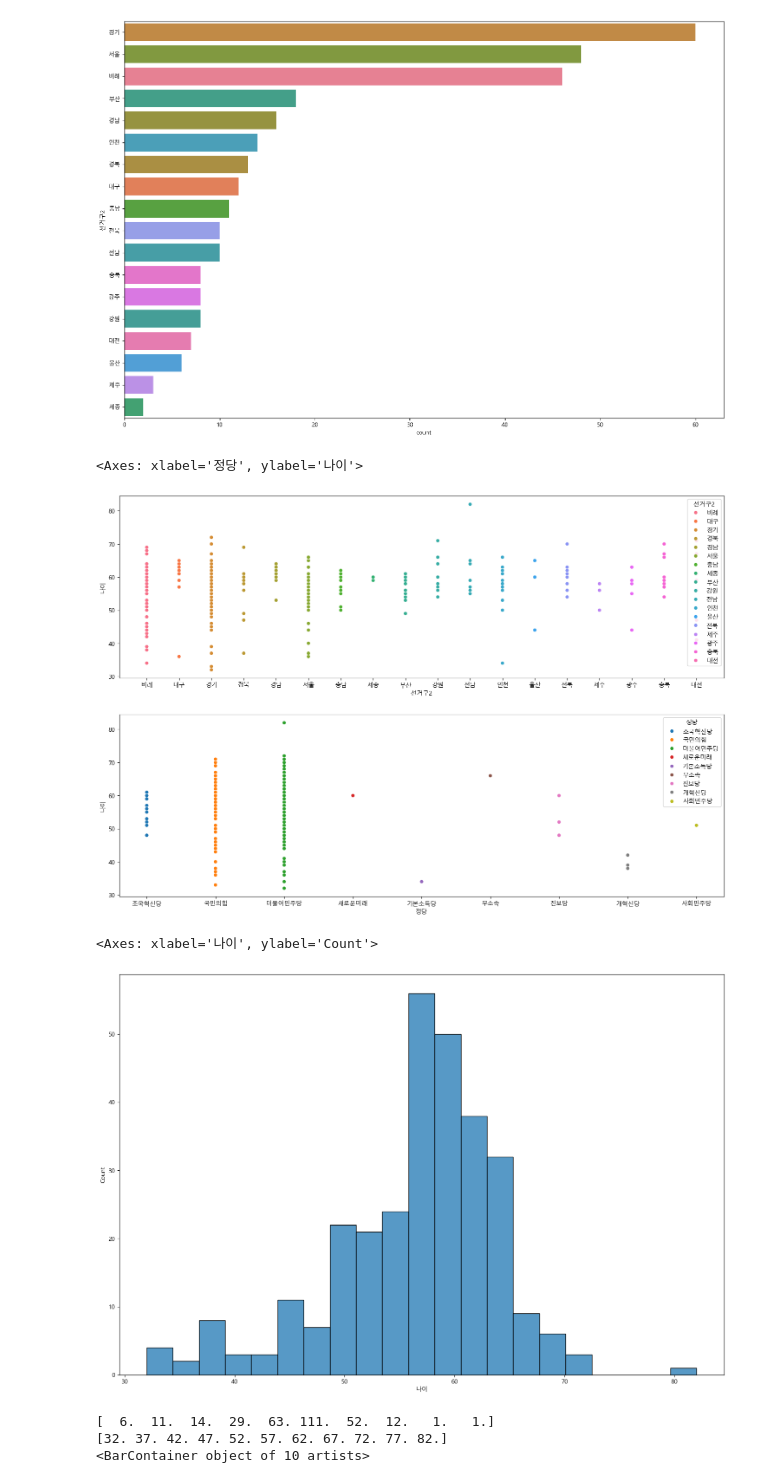
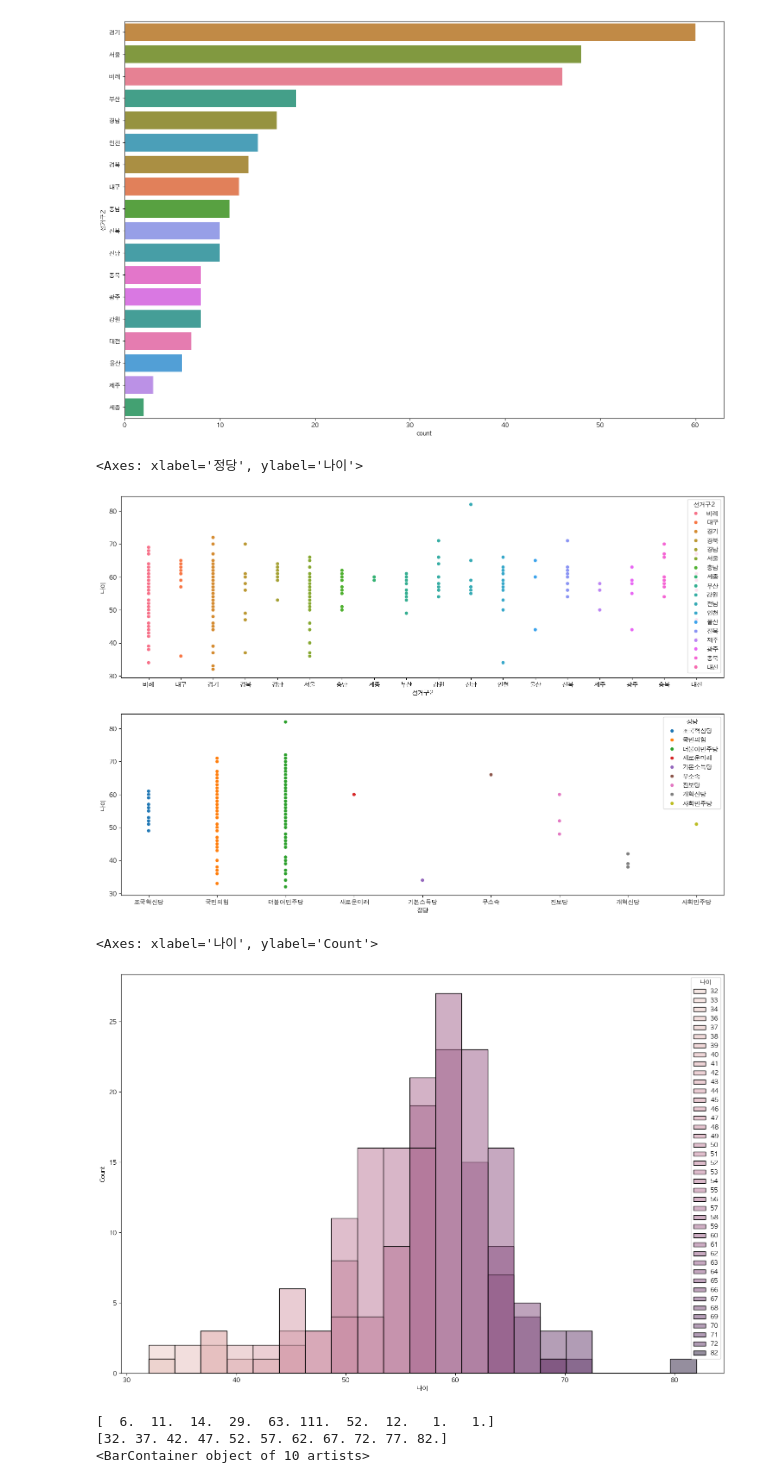
Before and after one commit to hsj1024/Python_web_rookies, a Jupyter notebook: webscraping_source_stu/05.국회의원현황-개정판.ipynb, the cells around one changed output. Drawn from its saved outputs; the diff is of its cells as text; code cells hidden in the pictures.

```diff
--- a/webscraping_source_stu/05.국회의원현황-개정판.ipynb
+++ b/webscraping_source_stu/05.국회의원현황-개정판.ipynb
@@ -473,10 +518,11 @@ import matplotlib.font_manager as fm
 import seaborn as sns
 # %%
 #한글폰트 설정
-font_path = 'C:\\Windows\\Fonts\\malgun.ttf'
+font_path = '/System/Library/AssetsV2/com_apple_MobileAsset_Font7/25f6134c89b011288b72c7b81c9c22b2d6882471.asset/AssetData/SamaMalayalam.ttc'
 # font의 파일정보로 font name을 알아내기
 font_prop = fm.FontProperties(fname=font_path).get_name()
 print(font_prop)
 # matplotlib의 rc(run command) 함수를 사용해서 폰트이름 설정
-matplotlib.rc('font', family=font_prop)
+matplotlib.rc('font', family='AppleGothic')
+plt.rcParams['axes.unicode_minus'] = False
 # %% [output]
@@ -517,18 +572,27 @@ Index(['더불어민주당', '국민의힘', '조국혁신당', '진보당', '
 #seaborn의 Scatterplot(산점도) 그리기
 #선거구2 와 나이 분포를 확인하기
 #정당과 나이분포를 확인하기
+figure,(axes1,axes2) = plt.subplots(nrows=2, ncols=1)
+figure.set_size_inches(18,12)
+
+sns.scatterplot(data=member_df, x='선거구2', y='나이', ax=axes1, hue='선거구2')
+sns.scatterplot(data=member_df, x='정당', y='나이', ax=axes2, hue='정당')
 # %% [output]
 <Axes: xlabel='정당', ylabel='나이'>
-[figure, old version]
+[figure, new version]
 # %%
 import warnings
 warnings.filterwarnings('ignore')
 # %%
 #seaborn 의 distplot() (히스토그램) 그리기
 #나이 값의 분포를 확인하기
+figure, axes1 = plt.subplots()
+figure.set_size_inches(18, 12)
+
+sns.histplot(data=member_df, x = '나이', hue='나이')
 # %% [output]
 <Axes: xlabel='나이', ylabel='Count'>
-[figure, old version]
+[figure, new version]
 # %%
 #matplotlib를 사용해서 Histogram 그리기
 arrays,bins,patches = plt.hist(member_df['나이'])
```
Also changed, not shown: parts of 32 cells of this notebook.
